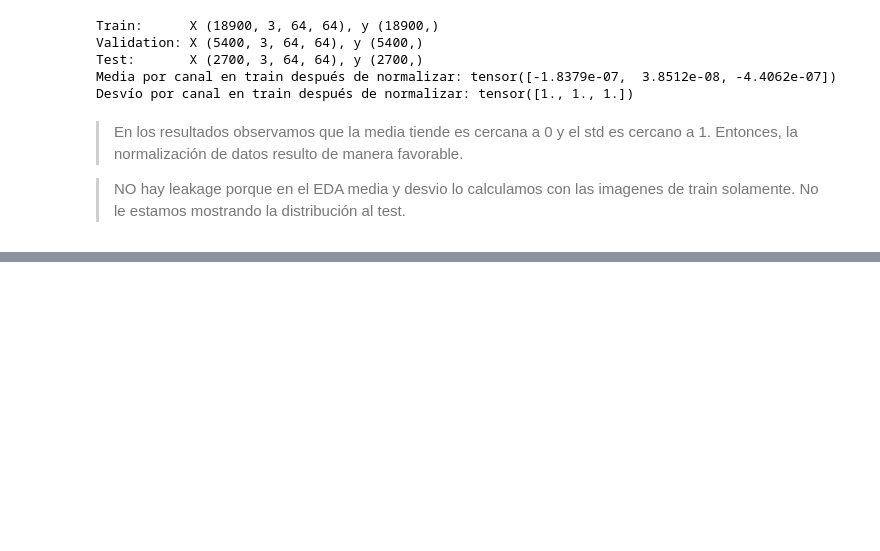
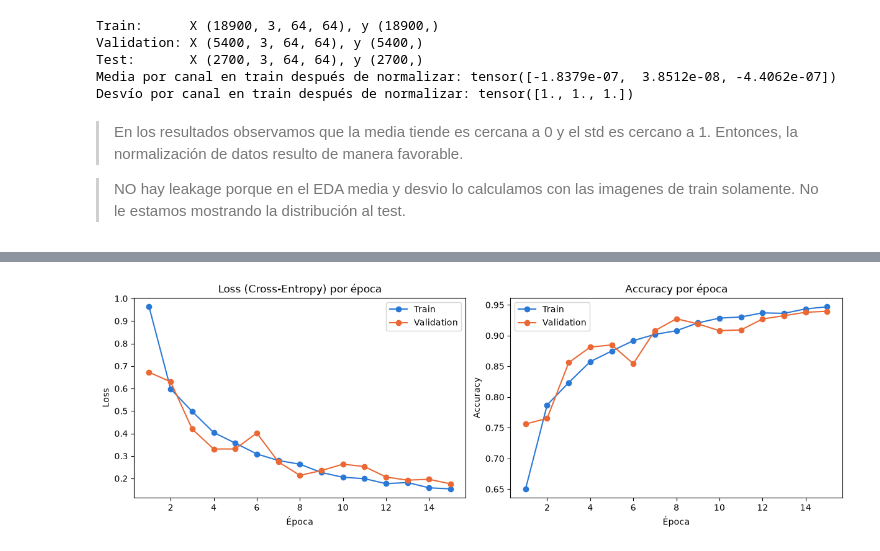
Before and after one commit to manuelferrario/tp3-redes-neuronales-EuroSAT, a Jupyter notebook: tp3.ipynb, the cells around one changed output, grey strips where cells are left out. Saved outputs shown, nothing was run; the diff lists cells and outputs as text; code cells hidden in the pictures; blank space fills up the shorter version.

```diff
--- a/tp3.ipynb
+++ b/tp3.ipynb
@@ -386,0 +511,10 @@ Desvío por canal en train después de normalizar: tensor([1., 1., 1.])
+# %%
+x = x_batch  # el batch de 64 imagenes.
+print(f"{'Entrada':<12} {tuple(x.shape)}")
+with torch.no_grad():
+    for capa in red:
+        x = capa(x)
+        n_param = sum(p.numel() for p in capa.parameters())
+        print(f"{type(capa).__name__:<12} {str(tuple(x.shape)):<22} parámetros: {n_param:,}")
+
+print(f"\nParámetros totales: {sum(p.numel() for p in red.parameters()):,}")
@@ -386,0 +606,6 @@ Desvío por canal en train después de normalizar: tensor([1., 1., 1.])
+# %%
+N_EPOCAS = 15
+
+torch.manual_seed(0)
+
+historia_cnn, gradientes_cnn = entrenar(red, N_EPOCAS)
@@ -386,0 +628,20 @@ Desvío por canal en train después de normalizar: tensor([1., 1., 1.])
+# %%
+epocas = range(1, N_EPOCAS + 1)
+fig, (ax1, ax2) = plt.subplots(1, 2, figsize=(12, 4), constrained_layout=True)
+
+ax1.plot(epocas, historia_cnn["loss_train"], "o-", label="Train", color="#2a78d6")
+ax1.plot(epocas, historia_cnn["loss_val"], "o-", label="Validation", color="#eb6834")
+ax1.set_title("Loss (Cross-Entropy) por época")
+ax1.set_xlabel("Época")
+ax1.set_ylabel("Loss")
+ax1.legend()
+
+ax2.plot(epocas, historia_cnn["acc_train"], "o-", label="Train", color="#2a78d6")
+ax2.plot(epocas, historia_cnn["acc_val"], "o-", label="Validation", color="#eb6834")
+ax2.set_title("Accuracy por época")
+ax2.set_xlabel("Época")
+ax2.set_ylabel("Accuracy")
+ax2.legend()
+plt.show()
+# %% [output]
+[figure, added]
```
Also changed, not shown: parts of 21 cells of this notebook, 1 other file.
